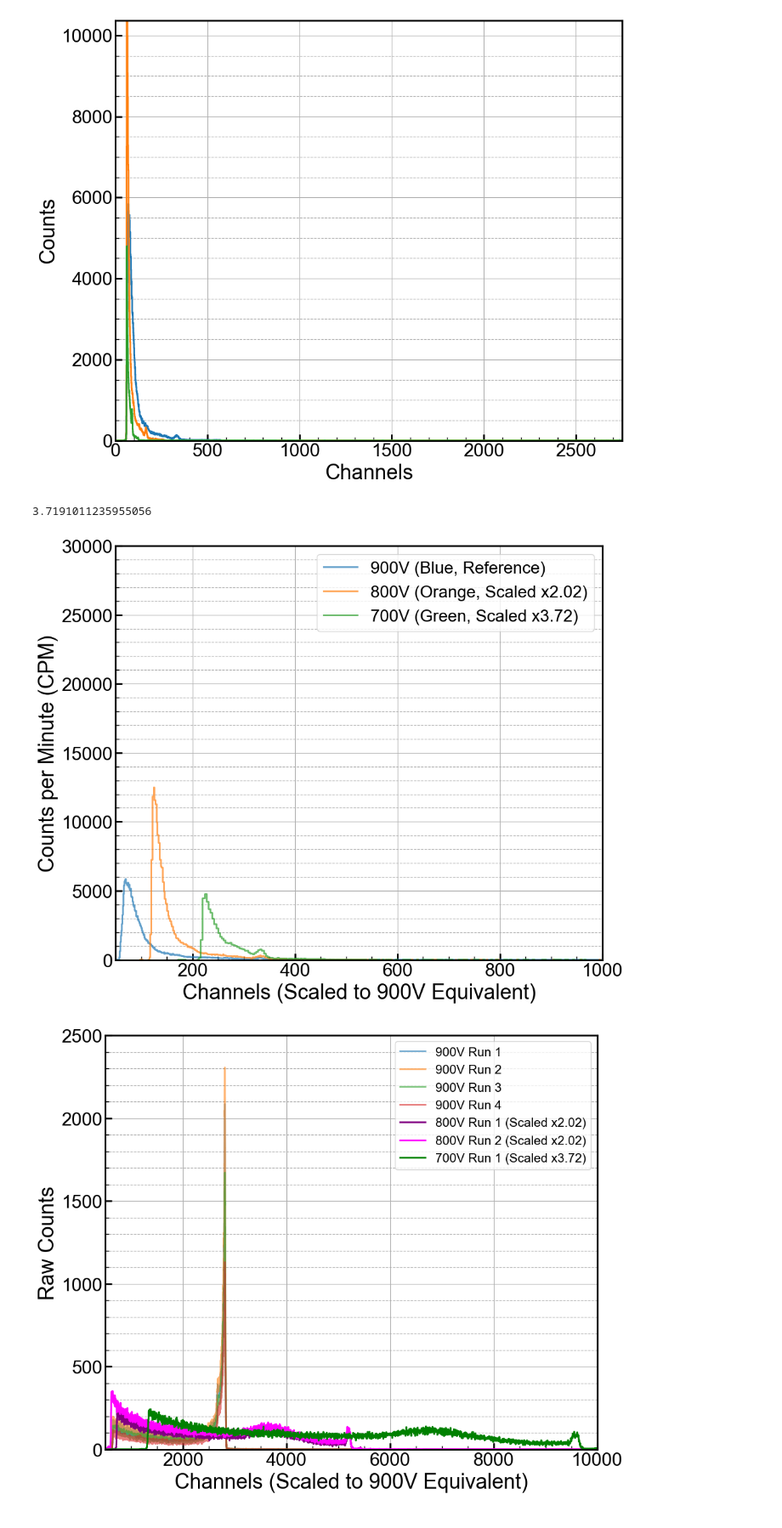
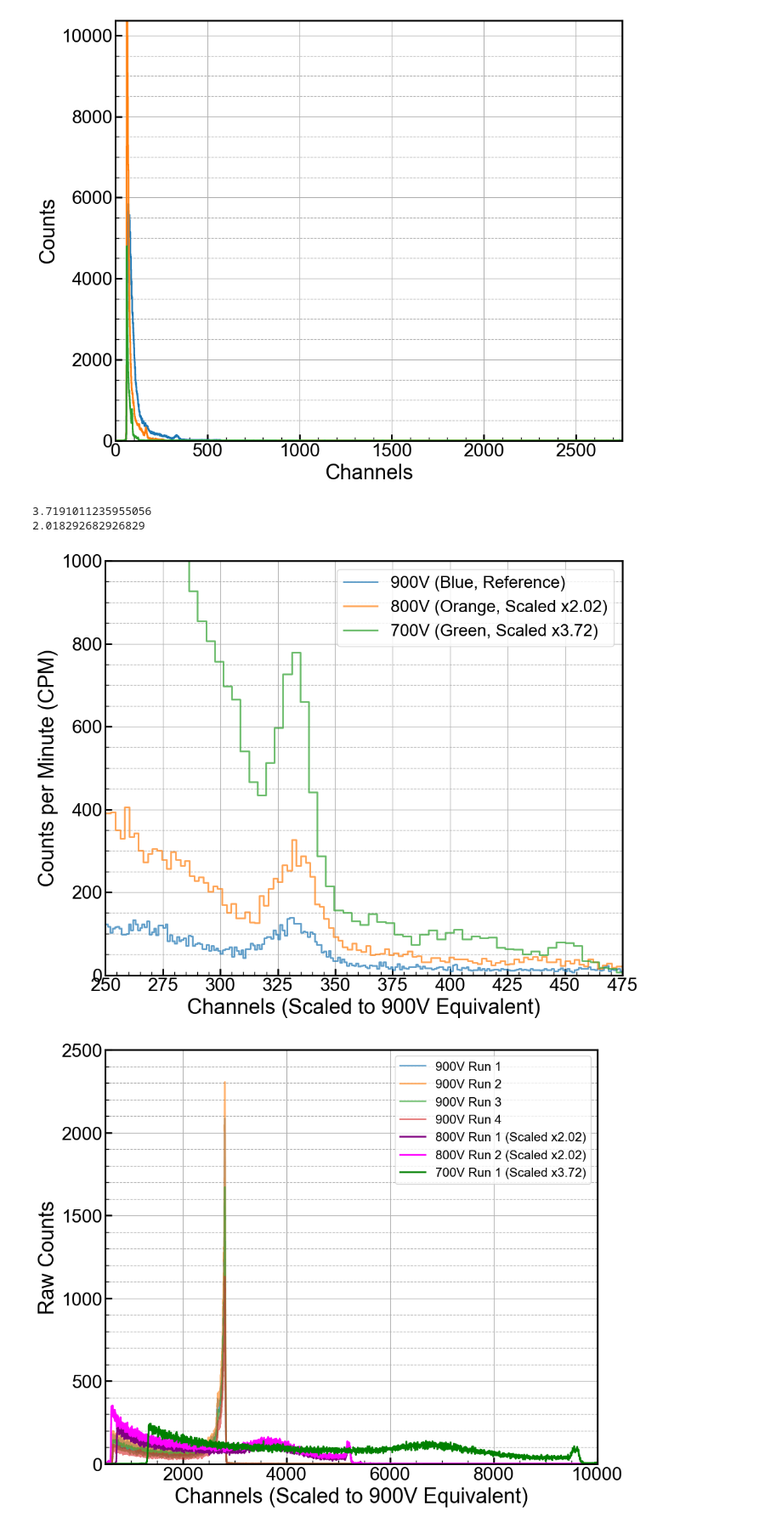
Before and after one commit to villano-lab/NaI_Array_Firmware, a Jupyter notebook: test_firmwares/TrigTest7/data_analysis/Analysis_Notebook/TESTCOPYNaI_Det2_260219_Analysis-Copy1.ipynb, the cells around one changed output. Shown at 85% size. Saved outputs shown, nothing was run; the diff lists cells and outputs as text; code cells hidden in the pictures.

```diff
--- a/test_firmwares/TrigTest7/data_analysis/Analysis_Notebook/TESTCOPYNaI_Det2_260219_Analysis-Copy1.ipynb
+++ b/test_firmwares/TrigTest7/data_analysis/Analysis_Notebook/TESTCOPYNaI_Det2_260219_Analysis-Copy1.ipynb
@@ -202,38 +213,40 @@ peak_700 = 89.0
 #Scaling factor calculation (print if need numbers) (Can also just change to numbers if wanted)
 k_800 = peak_900 / peak_800
 k_700 = peak_900 / peak_700
-#print(k_700)
+print(k_700)
+print(k_800)
 
 #Actually scaling the x axis by found factors
 x7_scaled = x7 * k_800
 x8_scaled = x8 * k_700
 
 fig, axs = plt.subplots(1,1,figsize=(10,8))
 ax1 = axs
 
 ax1.step(x6, y6, label="900V (Blue, Reference)", alpha=0.7)
 ax1.step(x7_scaled, y7, label=f"800V (Orange, Scaled x{k_800:.2f})", alpha=0.7)
 ax1.step(x8_scaled, y8, label=f"700V (Green, Scaled x{k_700:.2f})", alpha=0.7)
 
-ax1.set_xlim(50, 1000)
-ax1.set_ylim(0, 30000)
+ax1.set_xlim(250, 475)
+ax1.set_ylim(0, 1000)
 
 ax1.set_xlabel("Channels (Scaled to 900V Equivalent)", fontsize=25)
 ax1.set_ylabel("Counts per Minute (CPM)", fontsize=25)
 
 ax1.grid(True)
 ax1.yaxis.grid(True,which='minor',linestyle='--')
 ax1.legend(loc=1,prop={'size':20})
 
 for axis in ['top','bottom','left','right']:
   ax1.spines[axis].set_linewidth(2)
 
 plt.tight_layout()
 plt.show()
-#This lined up the furthest peak, but the rest seems quite off. Is this the wrong relationship, or is that correct due to cutoff or something?
+#This lined up the furthest peak assuming a linear transformation between the different voltages, but the rest seems quite off. Is this the wrong relationship?
 # %% [output]
 3.7191011235955056
+2.018292682926829
-[figure, old version]
+[figure, new version]
 # %%
 #Attempt to use found scaling factors to align the 900V and 800V data
 #Remaking the scaling process and plotting
```
Also changed, not shown: parts of 7 cells of this notebook, 4 other files.
